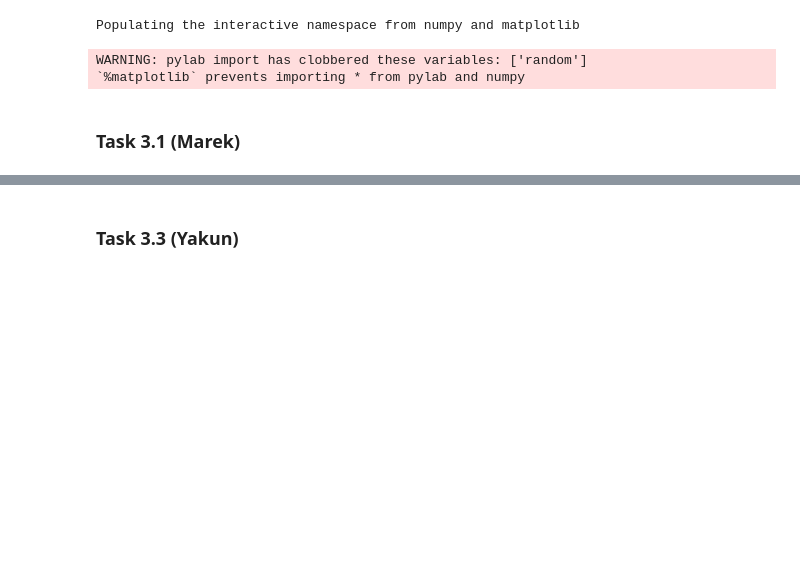
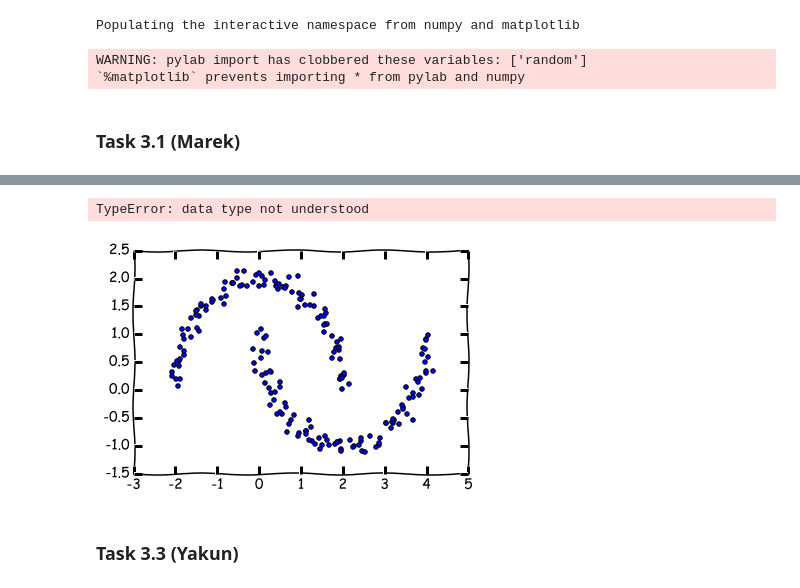
Before and after one commit to liyakun/Pattern-Recognition, a Jupyter notebook: ThirdProject/src3.ipynb, the cells around one changed output, grey strips where cells are left out. Cells and saved outputs as stored; diff of their text form; code cells hidden in the pictures; blank space fills up the shorter version.

```diff
--- a/ThirdProject/src3.ipynb
+++ b/ThirdProject/src3.ipynb
@@ -261,3 +263,22 @@ MacQueen algorithm average time:    0.00670862197876
+# %%
+data = np.loadtxt('resources/data-clustering-2.csv', None, comments='#', delimiter=',')
+plt.scatter(data[0],data[1])
+
+k = 2
+
+#use lloyds here
+#use MacQueen here
+#use Hartigan here
+
+n = len(data[0])
+S = np.zeros(n,n)
+beta = 1
+
+#spectral clustering
+S = [np.exp(-b*np.norm(i-j))**2 for i,j in data[0],data[1]]
+# %% [output]
+TypeError: data type not understood
+[figure, added]
 # %% [markdown]
 ### Task 3.3 (Yakun)
 # %%
```
Also changed, not shown: parts of 4 cells of this notebook, 1 other file.
